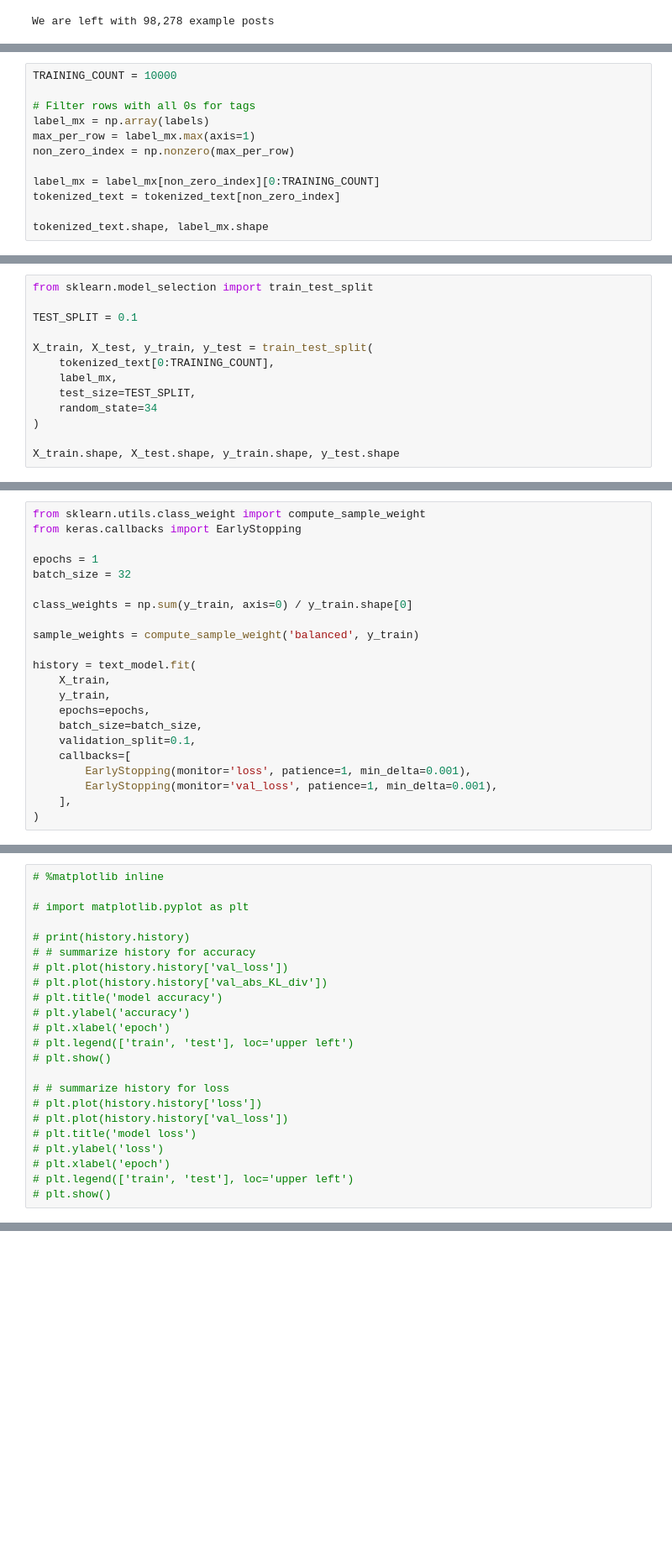
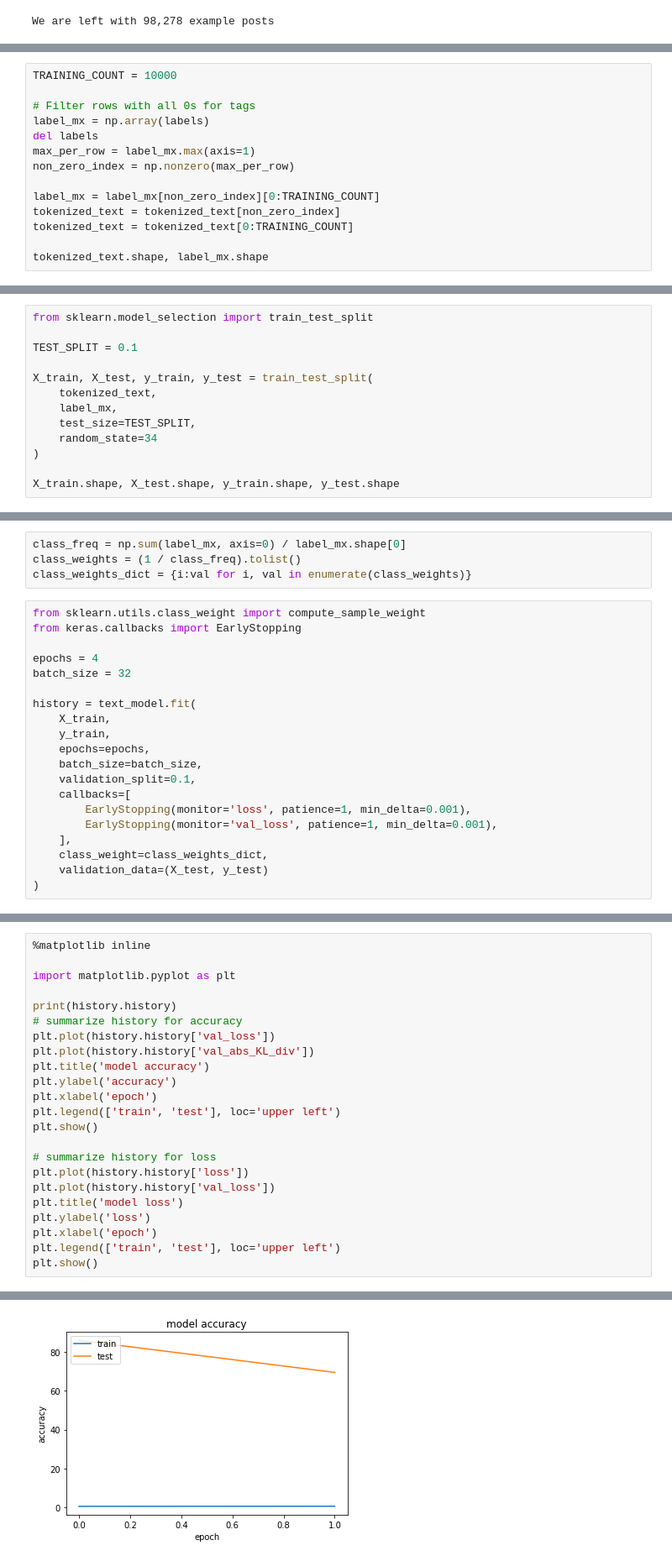
Before and after one commit to rjurney/deep_products, a Jupyter notebook: code/Deep Tag Labeler.ipynb, the cells around one changed output, grey strips where cells are left out. Shown: that part at 84% size. Saved outputs shown, nothing was run; the diff lists cells and outputs as text; blank space fills up the shorter version.

Commit message:
Final failed attempt at tag labeler

```diff
--- a/code/Deep Tag Labeler.ipynb
+++ b/code/Deep Tag Labeler.ipynb
@@ -283,11 +183,13 @@ TRAINING_COUNT = 10000
 
 # Filter rows with all 0s for tags
 label_mx = np.array(labels)
+del labels
 max_per_row = label_mx.max(axis=1)
 non_zero_index = np.nonzero(max_per_row)
 
 label_mx = label_mx[non_zero_index][0:TRAINING_COUNT]
 tokenized_text = tokenized_text[non_zero_index]
+tokenized_text = tokenized_text[0:TRAINING_COUNT]
 
 tokenized_text.shape, label_mx.shape
 # %% [output]
@@ -298,7 +202,7 @@ from sklearn.model_selection import train_test_split
 TEST_SPLIT = 0.1
 
 X_train, X_test, y_train, y_test = train_test_split(
-    tokenized_text[0:TRAINING_COUNT],
+    tokenized_text,
     label_mx,
     test_size=TEST_SPLIT,
     random_state=34
@@ -454,13 +276,13 @@ _________________________________________________________________
+# %%
+class_freq = np.sum(label_mx, axis=0) / label_mx.shape[0]
+class_weights = (1 / class_freq).tolist()
+class_weights_dict = {i:val for i, val in enumerate(class_weights)}
 # %%
 from sklearn.utils.class_weight import compute_sample_weight
 from keras.callbacks import EarlyStopping
 
-epochs = 1
+epochs = 4
 batch_size = 32
-
-class_weights = np.sum(y_train, axis=0) / y_train.shape[0]
-
-sample_weights = compute_sample_weight('balanced', y_train)
 
 history = text_model.fit(
     X_train,
@@ -472,5 +294,7 @@ history = text_model.fit(
         EarlyStopping(monitor='loss', patience=1, min_delta=0.001),
         EarlyStopping(monitor='val_loss', patience=1, min_delta=0.001),
     ],
+    class_weight=class_weights_dict,
+    validation_data=(X_test, y_test)
 )
 # %% [output]
@@ -510,23 +315,24 @@ accr
 # %%
-# %matplotlib inline
+%matplotlib inline
 
-# import matplotlib.pyplot as plt
+import matplotlib.pyplot as plt
 
-# print(history.history)
-# # summarize history for accuracy
-# plt.plot(history.history['val_loss'])
-# plt.plot(history.history['val_abs_KL_div'])
-# plt.title('model accuracy')
-# plt.ylabel('accuracy')
-# plt.xlabel('epoch')
-# plt.legend(['train', 'test'], loc='upper left')
-# plt.show()
+print(history.history)
+# summarize history for accuracy
+plt.plot(history.history['val_loss'])
+plt.plot(history.history['val_abs_KL_div'])
+plt.title('model accuracy')
+plt.ylabel('accuracy')
+plt.xlabel('epoch')
+plt.legend(['train', 'test'], loc='upper left')
+plt.show()
 
-# # summarize history for loss
-# plt.plot(history.history['loss'])
-# plt.plot(history.history['val_loss'])
-# plt.title('model loss')
-# plt.ylabel('loss')
-# plt.xlabel('epoch')
-# plt.legend(['train', 'test'], loc='upper left')
-# plt.show()
+# summarize history for loss
+plt.plot(history.history['loss'])
+plt.plot(history.history['val_loss'])
+plt.title('model loss')
+plt.ylabel('loss')
+plt.xlabel('epoch')
+plt.legend(['train', 'test'], loc='upper left')
+plt.show()
+# %% [output]
@@ -532,0 +340 @@ accr
+[figure, added]
```
Also changed, not shown: parts of 29 cells of this notebook, 1 other file.
